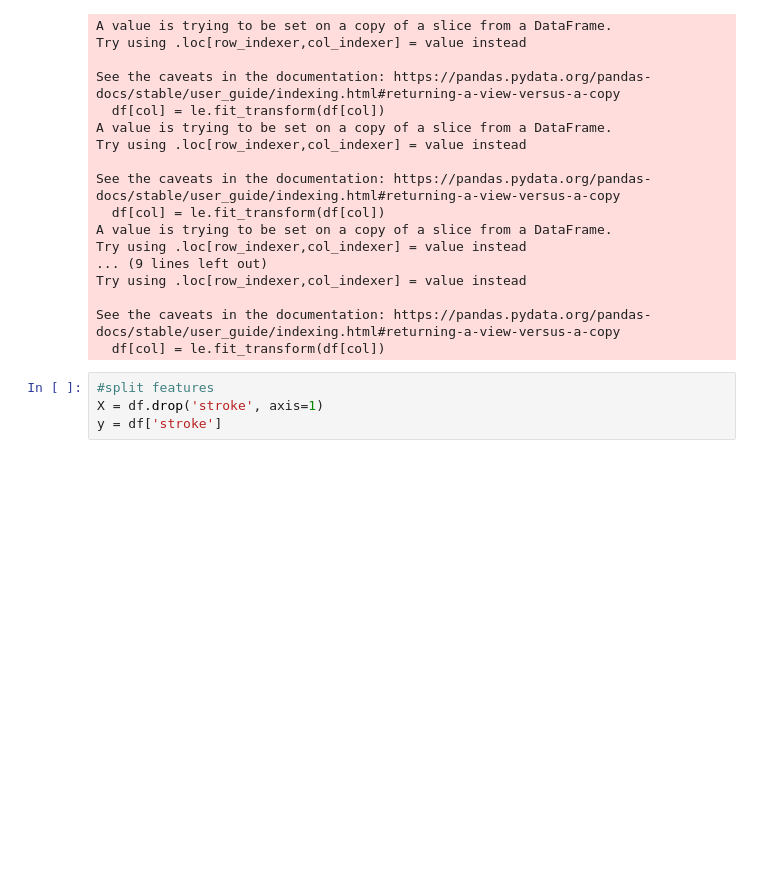
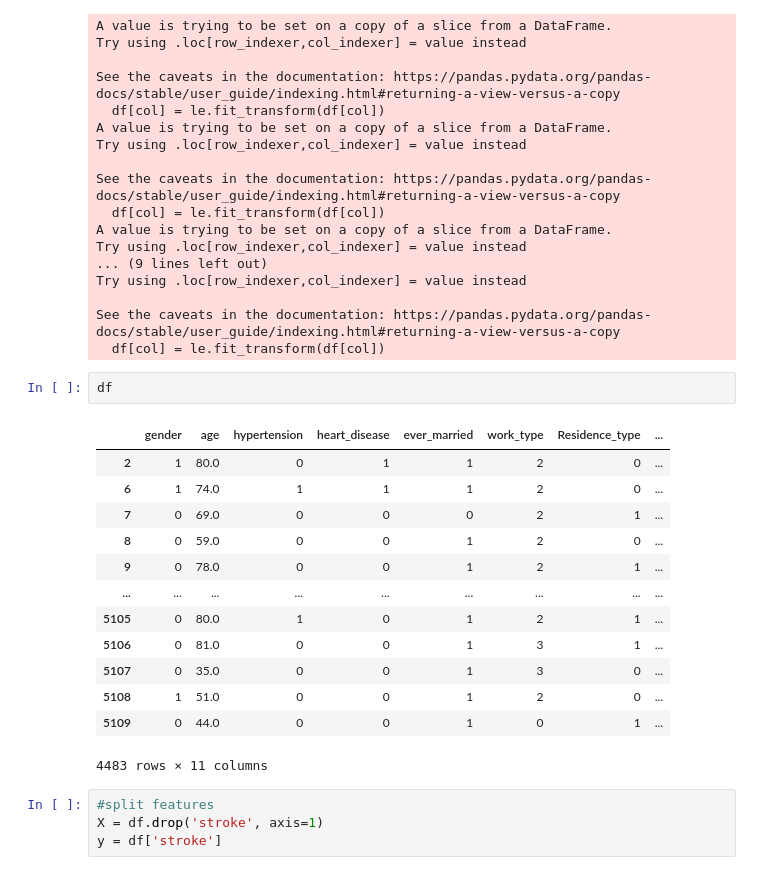
Before and after one commit to Sreecharan-03/Predictive-Monitoring-and-risk-alerting-system, a Jupyter notebook: task-4/main.ipynb, the cells around one changed output. Cells and saved outputs as stored; diff of their text form; blank space fills up the shorter version.

```diff
--- a/task-4/main.ipynb
+++ b/task-4/main.ipynb
@@ -203,6 +204,22 @@ Try using .loc[row_indexer,col_indexer] = value instead
 
 See the caveats in the documentation: https://pandas.pydata.org/pandas-docs/stable/user_guide/indexing.html#returning-a-view-versus-a-copy
   df[col] = le.fit_transform(df[col])
+# %%
+df
+# %% [output]
+|  | gender | age | hypertension | heart_disease | ever_married | work_type | Residence_type | ... |
+| 2 | 1 | 80.0 | 0 | 1 | 1 | 2 | 0 | ... |
+| 6 | 1 | 74.0 | 1 | 1 | 1 | 2 | 0 | ... |
+| 7 | 0 | 69.0 | 0 | 0 | 0 | 2 | 1 | ... |
+| 8 | 0 | 59.0 | 0 | 0 | 1 | 2 | 0 | ... |
+| 9 | 0 | 78.0 | 0 | 0 | 1 | 2 | 1 | ... |
+| ... | ... | ... | ... | ... | ... | ... | ... | ... |
+| 5105 | 0 | 80.0 | 1 | 0 | 1 | 2 | 1 | ... |
+| 5106 | 0 | 81.0 | 0 | 0 | 1 | 3 | 1 | ... |
+| 5107 | 0 | 35.0 | 0 | 0 | 1 | 3 | 0 | ... |
+| 5108 | 1 | 51.0 | 0 | 0 | 1 | 2 | 0 | ... |
+| 5109 | 0 | 44.0 | 0 | 0 | 1 | 0 | 1 | ... |
+4483 rows × 11 columns
 # %%
 #split features
 X = df.drop('stroke', axis=1)
```
Also changed, not shown: parts of 2 cells of this notebook, 4 other files.
